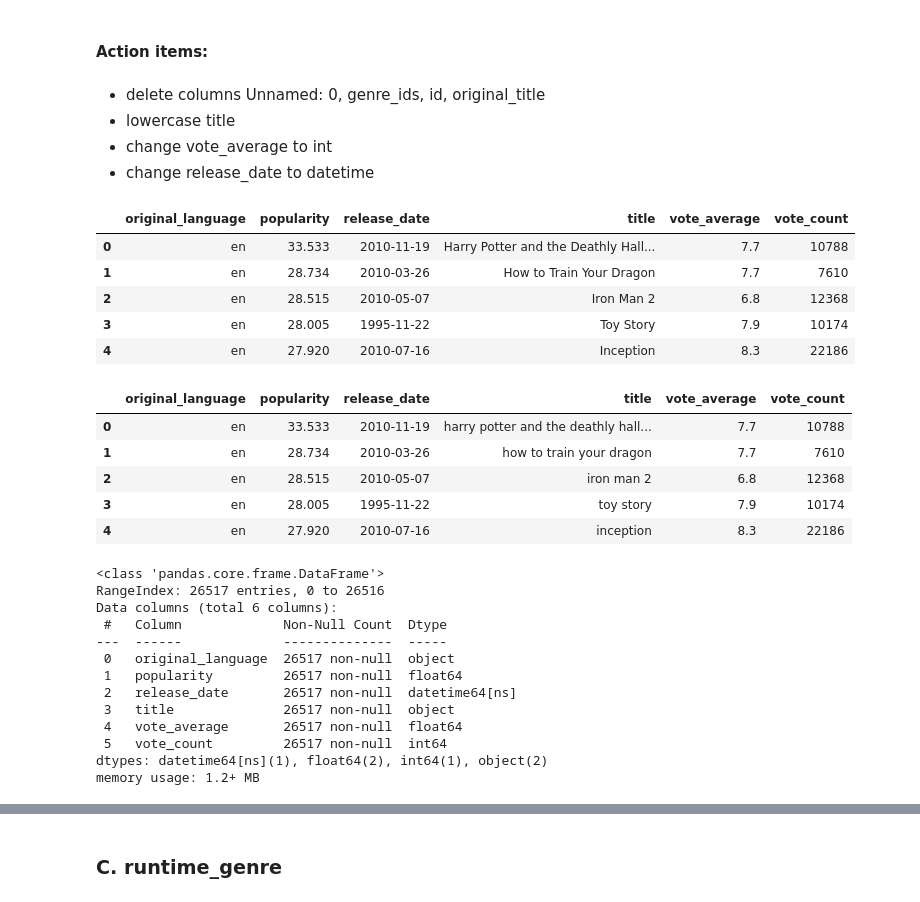
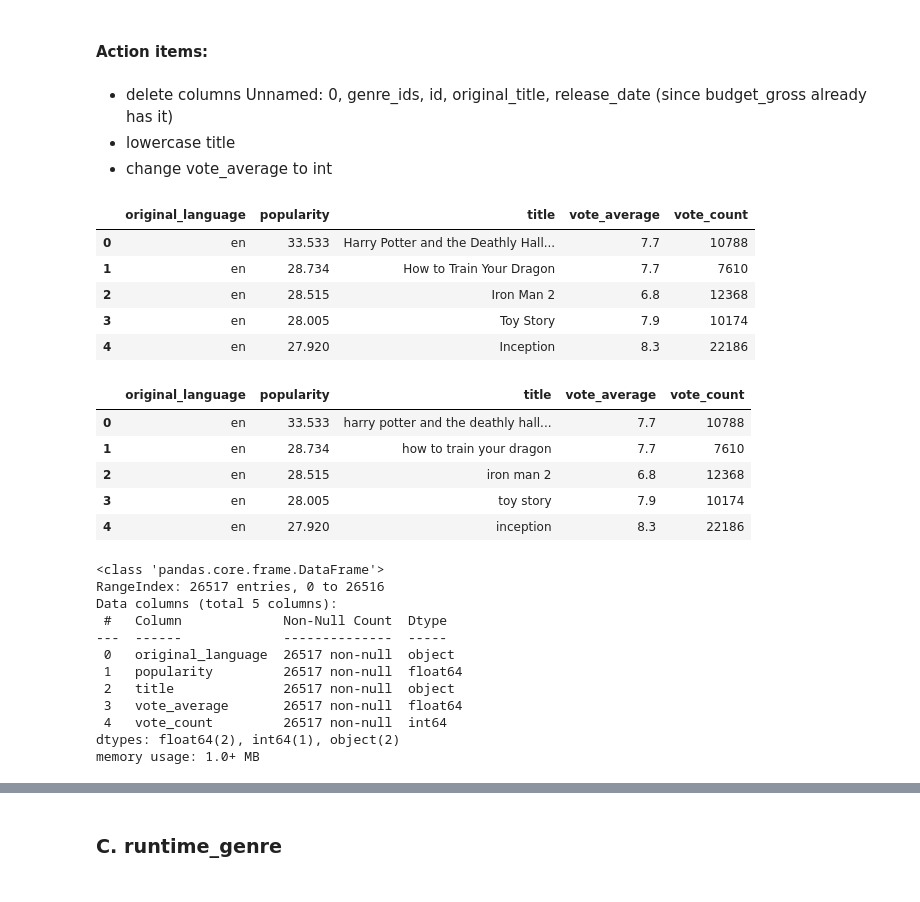
Before and after one commit to dquillao/dsc-mod-1-project-v2-1-online-ds-sp-000, a Jupyter notebook: EDA 2.ipynb, the cells around one changed output, grey strips where cells are left out. Drawn from its saved outputs; the diff is of its cells as text; code cells hidden in the pictures.

Commit message:
Continued data cleaning

```diff
--- a/EDA 2.ipynb
+++ b/EDA 2.ipynb
@@ -339,32 +339,31 @@ memory usage: 2.0+ MB
 # %% [markdown]
 #### Action items:
 # %% [markdown]
-- delete columns Unnamed: 0, genre_ids, id, original_title
+- delete columns Unnamed: 0, genre_ids, id, original_title, release_date (since budget_gross already has it)
 - lowercase title
 - change vote_average to int
-- change release_date to datetime
 # %%
 # delete unnecessary columns
-rating_df = rating_df.drop(['Unnamed: 0', 'genre_ids', 'id', 'original_title'],axis=1)
+rating_df = rating_df.drop(['Unnamed: 0', 'genre_ids', 'id', 'original_title', 'release_date'],axis=1)
 rating_df.head()
 # %% [output]
-|  | original_language | popularity | release_date | title | vote_average | vote_count |
-| 0 | en | 33.533 | 2010-11-19 | Harry Potter and the Deathly Hall... | 7.7 | 10788 |
-| 1 | en | 28.734 | 2010-03-26 | How to Train Your Dragon | 7.7 | 7610 |
-| 2 | en | 28.515 | 2010-05-07 | Iron Man 2 | 6.8 | 12368 |
-| 3 | en | 28.005 | 1995-11-22 | Toy Story | 7.9 | 10174 |
-| 4 | en | 27.920 | 2010-07-16 | Inception | 8.3 | 22186 |
+|  | original_language | popularity | title | vote_average | vote_count |
+| 0 | en | 33.533 | Harry Potter and the Deathly Hall... | 7.7 | 10788 |
+| 1 | en | 28.734 | How to Train Your Dragon | 7.7 | 7610 |
+| 2 | en | 28.515 | Iron Man 2 | 6.8 | 12368 |
+| 3 | en | 28.005 | Toy Story | 7.9 | 10174 |
+| 4 | en | 27.920 | Inception | 8.3 | 22186 |
 # %%
 # lowercase title
 rating_df['title'] = rating_df['title'].str.lower()
 rating_df.head()
 # %% [output]
-|  | original_language | popularity | release_date | title | vote_average | vote_count |
-| 0 | en | 33.533 | 2010-11-19 | harry potter and the deathly hall... | 7.7 | 10788 |
-| 1 | en | 28.734 | 2010-03-26 | how to train your dragon | 7.7 | 7610 |
-| 2 | en | 28.515 | 2010-05-07 | iron man 2 | 6.8 | 12368 |
-| 3 | en | 28.005 | 1995-11-22 | toy story | 7.9 | 10174 |
-| 4 | en | 27.920 | 2010-07-16 | inception | 8.3 | 22186 |
+|  | original_language | popularity | title | vote_average | vote_count |
+| 0 | en | 33.533 | harry potter and the deathly hall... | 7.7 | 10788 |
+| 1 | en | 28.734 | how to train your dragon | 7.7 | 7610 |
+| 2 | en | 28.515 | iron man 2 | 6.8 | 12368 |
+| 3 | en | 28.005 | toy story | 7.9 | 10174 |
+| 4 | en | 27.920 | inception | 8.3 | 22186 |
 # %%
 # change vote_average to int
 rating_df['vote_average'] = rating_df['vote_average'].astype(float)
@@ -372,14 +371,13 @@ rating_df.info()
 # %% [output]
 <class 'pandas.core.frame.DataFrame'>
 RangeIndex: 26517 entries, 0 to 26516
-Data columns (total 6 columns):
+Data columns (total 5 columns):
  #   Column             Non-Null Count  Dtype
 ---  ------             --------------  -----
  0   original_language  26517 non-null  object
  1   popularity         26517 non-null  float64
- 2   release_date       26517 non-null  datetime64[ns]
- 3   title              26517 non-null  object
- 4   vote_average       26517 non-null  float64
- 5   vote_count         26517 non-null  int64
-dtypes: datetime64[ns](1), float64(2), int64(1), object(2)
-memory usage: 1.2+ MB
+ 2   title              26517 non-null  object
+ 3   vote_average       26517 non-null  float64
+ 4   vote_count         26517 non-null  int64
+dtypes: float64(2), int64(1), object(2)
+memory usage: 1.0+ MB
```
Also changed, not shown: parts of 31 cells of this notebook.
